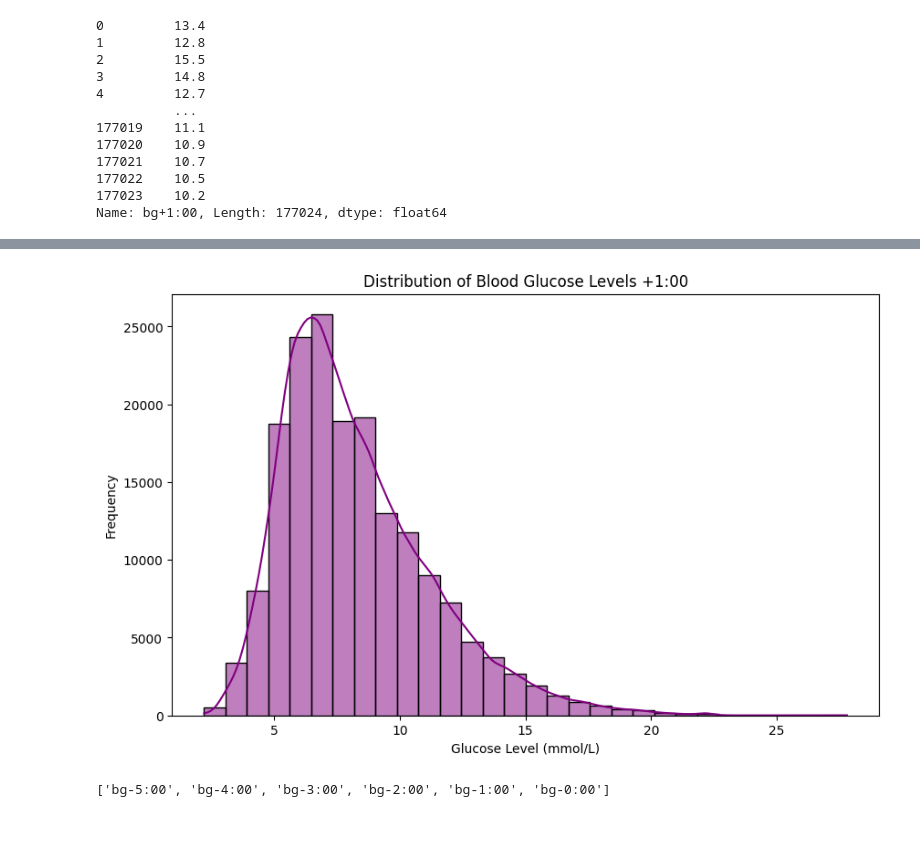
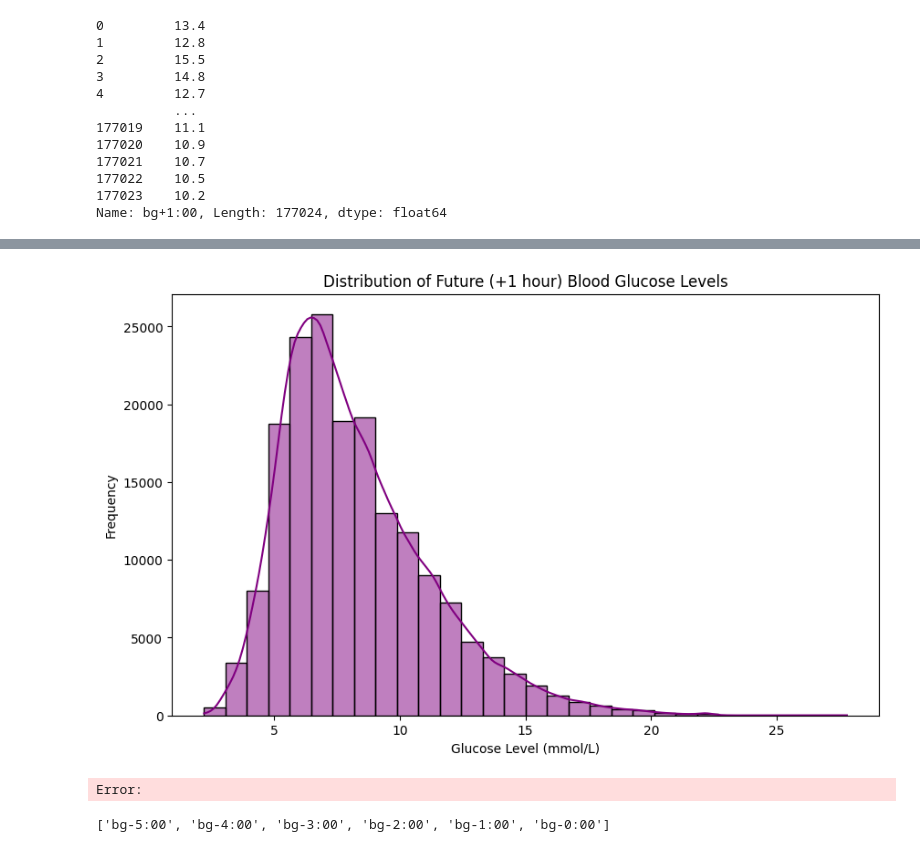
Before and after one commit to mansorrahmed/brist1d, a Jupyter notebook: EDA.ipynb, the cells around one changed output, grey strips where cells are left out. Cells and saved outputs as stored; diff of their text form; code cells hidden in the pictures.

```diff
--- a/EDA.ipynb
+++ b/EDA.ipynb
@@ -91,12 +87,13 @@ max       116.100000     116.100000     116.100000      27.800000
 # %%
 plt.figure(figsize=(10, 6))
 sns.histplot(train_data['bg+1:00'], kde=True, bins=30, color='purple')
-plt.title('Distribution of Blood Glucose Levels +1:00')
+plt.title('Distribution of Future (+1 hour) Blood Glucose Levels')
 plt.xlabel('Glucose Level (mmol/L)')
 plt.ylabel('Frequency')
 plt.show()
 # %% [output]
-[figure, old version]
+[figure, new version]
+Error:
 # %%
 # Randomly select a patient
 random_patient = train_data['p_num'].sample(1).values[0]
```
Also changed, not shown: parts of 1 cell of this notebook, 2 other files.
